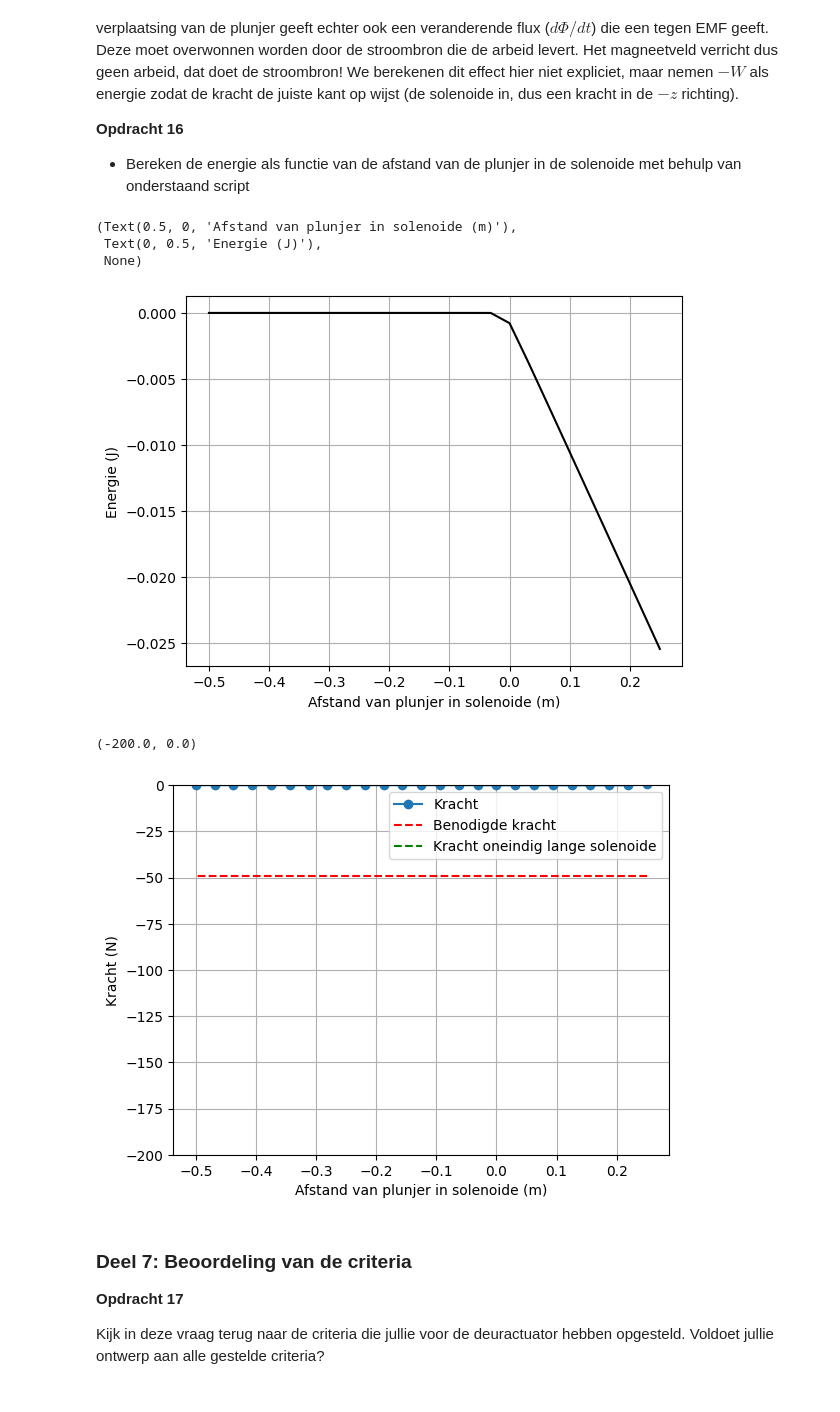
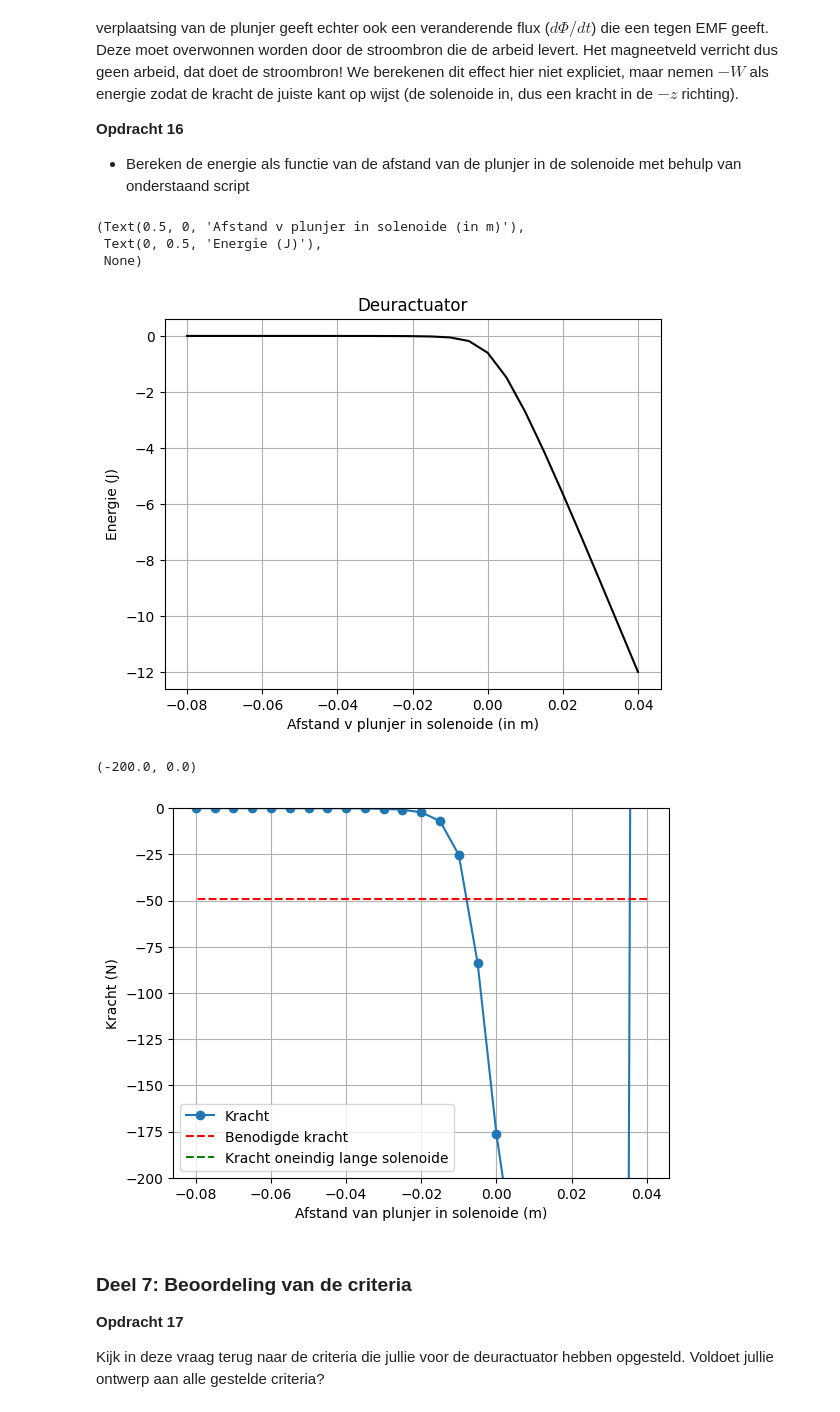
Before and after one commit to Roosmarijnkos/opdrachten-DEF-D, a Jupyter notebook: DigitaleOntwerpopdrachten/2KrachtactuatorOpdracht/KrachtactuatorOpdracht.ipynb, the cells around one changed output. Drawn from its saved outputs; the diff is of its cells as text; code cells hidden in the pictures.

```diff
--- a/DigitaleOntwerpopdrachten/2KrachtactuatorOpdracht/KrachtactuatorOpdracht.ipynb
+++ b/DigitaleOntwerpopdrachten/2KrachtactuatorOpdracht/KrachtactuatorOpdracht.ipynb
@@ -459,20 +464,21 @@ a. Bereken het aantal omwentelingen van je draad, hierbij mag je aannemen dat de
 b. Bereken de $x$, $y$ en $z$ coordinaten.\
 c. Bereken de spoed, in eenheden van aantal omwentelingen per meter, en print dit.
 # %%
-l_draad = 10
-r_sol = 0.01
-L_sol = 0.5
+# De geschatte parameters van de deuractuator:
+l_draad = 30 #m
+r_sol = 0.01 #m
+L_sol = 0.08 #m
 N_wikkelingen = (l_draad/(2*np.pi*r_sol))
-
+print("Aantal wikkelingen = ", N_wikkelingen)
 
 #x,y,z:
-stappen=100000
-x,y,z=parametrisatie(stappen,r_sol,N_wikkelingen,L_sol)
+stappen=10000
+x,y,z= parametrisatie(stappen,r_sol,N_wikkelingen,L_sol)
 
 # Enkele plots
 ax=plt.figure().add_subplot(projection='3d')
 plt.title('Traject van de draad van de solenoide')
-plt.plot(x, y, z, '-r', linewidth=0.1)
+plt.plot(x, y, z, '-r', linewidth=0.05)
 ax.set_box_aspect(aspect=None, zoom=0.8)
 ax.set_xlabel('x (m)'), ax.set_ylabel('y (m)'), ax.set_zlabel('z (m)')
 
@@ -573,20 +579,21 @@ Zoals je uit je berekening voor het $\mathbf{H}$ kan zien is de energie van de p
 
 * Bereken de energie als functie van de afstand van de plunjer in de solenoide met behulp van onderstaand script
 # %%
-# integrate the field up to point z_p
+# integrate the field up to point z_p voor deuractuator
 r_s = 0.01
-mu_r= 5000
-L_s = 0.5
+mu_r= 50000
+L_s = 0.08
 mu_0 = 4*np.pi*10**-7
 Wz=-0.5*np.pi*r_s**2*np.cumsum(np.flipud(H_ax)*mu_r*mu_0*np.flipud(H_ax))*(z_ax[1] - z_ax[0])
 
 plt.plot(L_s/2 - z_ax, np.flipud(Wz), '-k')
+plt.title("Deuractuator")
 plt.xlabel('Afstand v plunjer in solenoide (in m)'), plt.ylabel('Energie (J)'), plt.grid()
 # %% [output]
-(Text(0.5, 0, 'Afstand van plunjer in solenoide (m)'),
+(Text(0.5, 0, 'Afstand v plunjer in solenoide (in m)'),
  Text(0, 0.5, 'Energie (J)'),
  None)
-[figure, old version]
+[figure, new version]
 # %%
 force_analytical = -mu_0*mu_r*np.pi*r_s**2*N_wikkelingen**2*I**2/2/L_s**2 # Kracht uitrekenen numeriek
 force_numerical=np.diff(Wz, n=1, append=[0])/(z_ax[1] - z_ax[0]) # Kracht uitrekenen
@@ -599,7 +606,7 @@ plt.xlabel('Afstand van plunjer in solenoide (m)'), plt.ylabel('Kracht (N)'), pl
 plt.ylim([-200, 0])
 # %% [output]
 (-200.0, 0.0)
-[figure, old version]
+[figure, new version]
 # %% [markdown]
 ### Deel 7: Beoordeling van de criteria
 **Opdracht 17**
```
Also changed, not shown: parts of 8 cells of this notebook.
